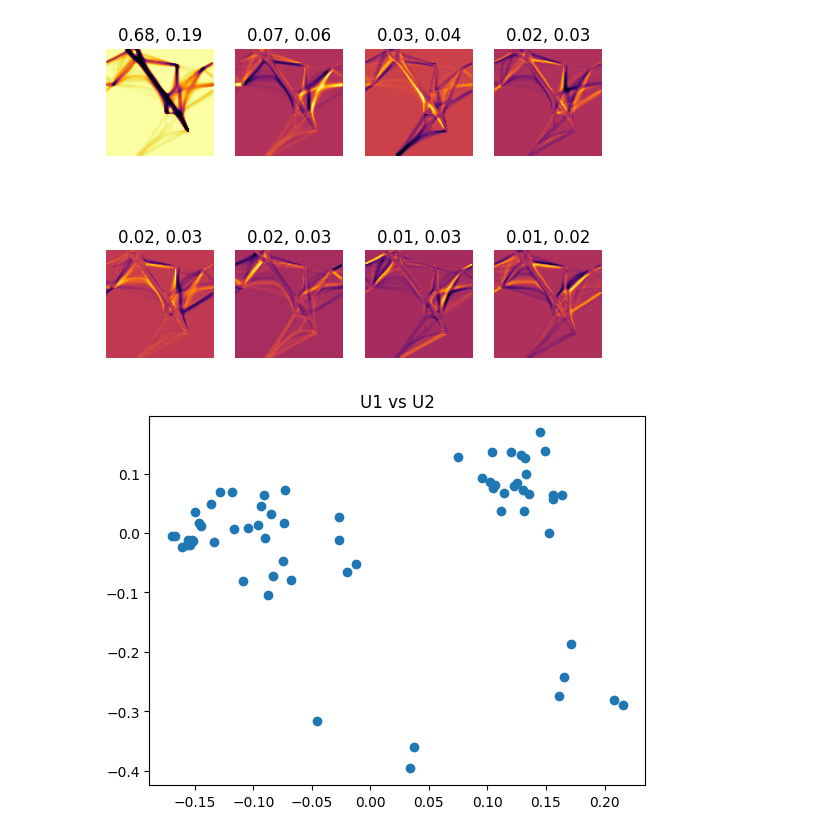
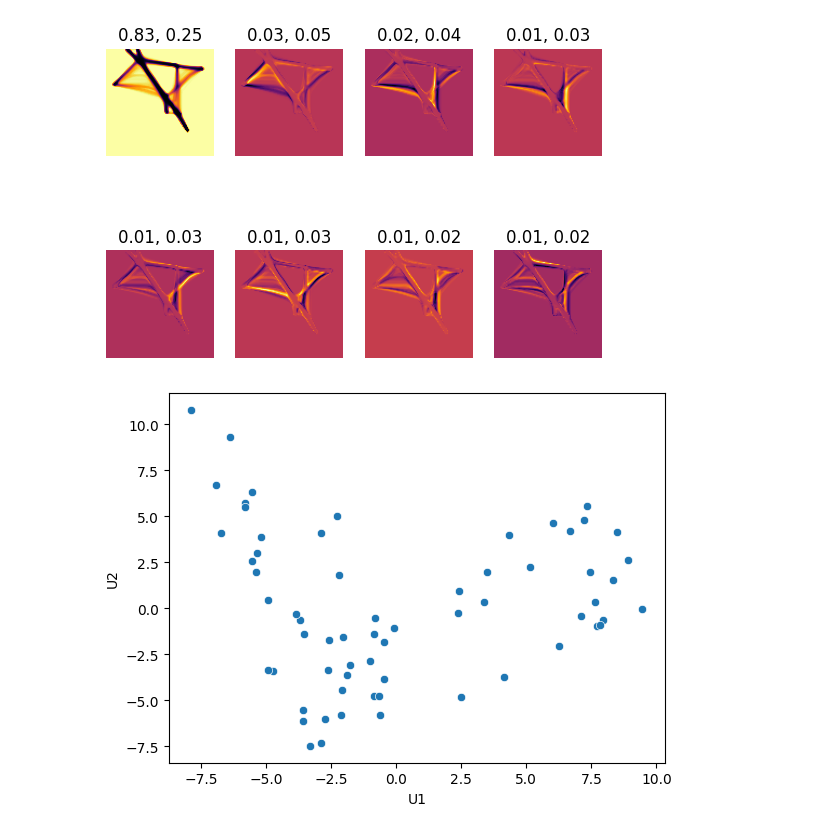
Before and after one commit to brendanwallace/animalpaths, a Jupyter notebook: notebooks/svd-6-25.ipynb, the cells around one changed output. Drawn from its saved outputs; the diff is of its cells as text; code cells hidden in the pictures.

```diff
--- a/notebooks/svd-6-25.ipynb
+++ b/notebooks/svd-6-25.ipynb
@@ -14,7 +14,8 @@ SIZE = 10000
 STEPS = 40000
 
 datafiles = [
-    "SVD|2025-06-24/data.json"
+    "SVD|2025-06-24/data.json",
+    "SVD|2025-06-26/data.json"
 ]
 # %%
 dfs = [
@@ -86,12 +103,13 @@ util.plot_patches(_all[_all["steps"] == 40000])
 # %%
-_slow = df[
-    (df["settings.patchRecovery"] == 0.0005) &
-    # (df["ratio"] == 100.0) &
+steps = 40000
+_all = df[
+    (df["settings.patchRecovery"] == 0.001) &
+    # (df["steps"] <= steps) &
     (df["settings.numLocations"] == 10) &
     (df["settings.randomSeedLocations"] == 1) &
-    (df["settings.boundaryConditions"] == "PERIODIC") &
+    (df["settings.boundaryConditions"] == "SOLID") &
     (df["settings.recoveryLogic"] == "LINEAR")
 ].copy()
 
-Us, Ss, Vhs = util.svd(_slow, 40000, dynamics=True)
+U, S, Vh = util.svd(_all, steps, dynamics=True)
 # %% [output]
@@ -99,2 +117,2 @@ Us, Ss, Vhs = util.svd(_slow, 40000, dynamics=True)
-[figure, old version]
+[figure, new version]
-[figure, old version]
+[figure, new version]
```
Also changed, not shown: parts of 13 cells of this notebook, 3 other files.
